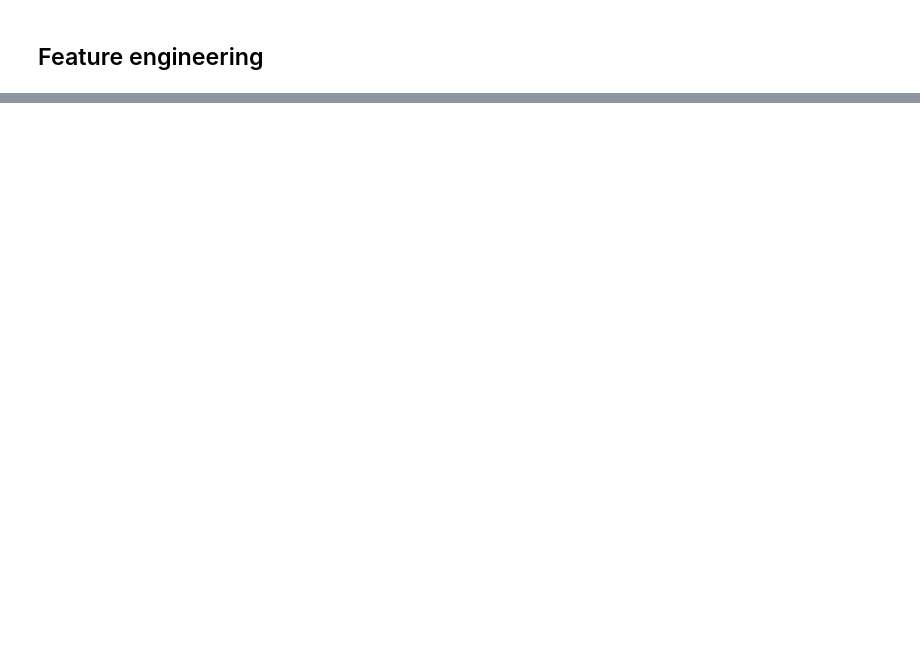
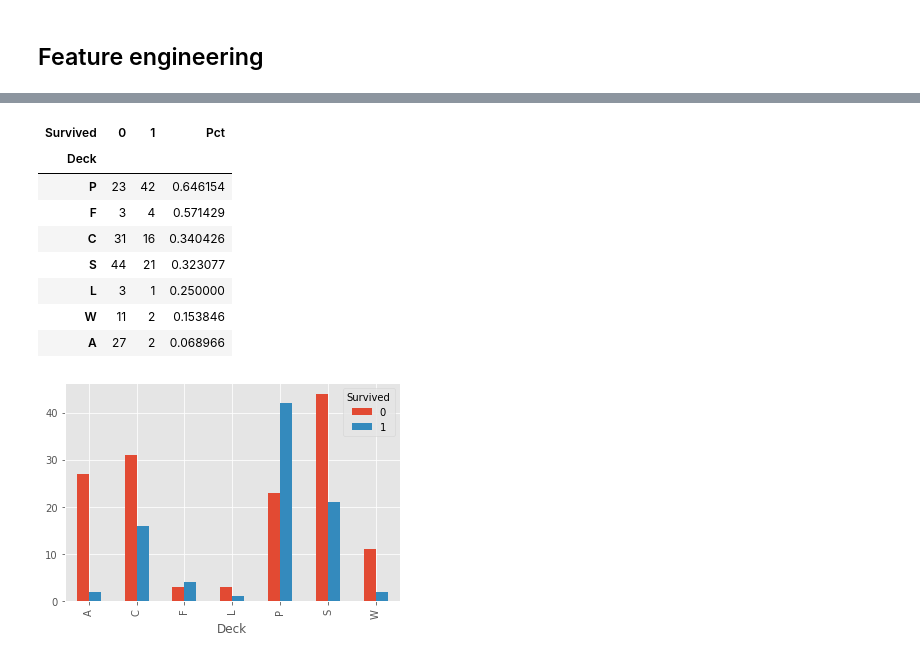
Before and after one commit to Elkosscom/machine-learning, a Jupyter notebook: titanic/titanic.ipynb, the cells around one changed output, grey strips where cells are left out. Drawn from its saved outputs; the diff is of its cells as text; code cells hidden in the pictures; blank space fills up the shorter version.

Commit message:
some visualisations and data engineering

```diff
--- a/titanic/titanic.ipynb
+++ b/titanic/titanic.ipynb
@@ -104,0 +99,20 @@ ModuleNotFoundError: No module named 'strings'
+# %%
+df['Family_size'] = df['Parch'] + df['SibSp']
+df['Fare_per_person'] = df['Fare']/(df['Family_size']+1)
+
+df['Count'] = 1  # For visualising purposes
+# %%
+def extract_deck(ticket:str):
+    if type(ticket) is not str:
+        return None
+    out = []
+    for char in ticket:
+        if char.isalpha():
+            out.append(char)
+    try:
+        return out[0]
+    except IndexError:
+        return None
+
+df['Deck'] = df['Ticket'].apply(extract_deck)
+df['Deck'].value_counts()
@@ -104,0 +128,8 @@ ModuleNotFoundError: No module named 'strings'
+# %%
+def extract_title(name:str):
+    comma = name.find(',')
+    dot = name.find('.',comma)
+    return name[comma+2:dot]
+
+df['Title'] = df['Name'].apply(extract_title)
+df['Title'].value_counts()
@@ -104,0 +155,16 @@ ModuleNotFoundError: No module named 'strings'
+# %%
+pivot_deck = df[['Deck','Survived','Count']].pivot_table(values='Count',index='Deck',columns='Survived',aggfunc='sum')
+pivot_deck.plot(kind='bar')
+pivot_deck['Pct'] = pivot_deck[1]/(pivot_deck[0]+pivot_deck[1])
+pivot_deck.sort_values('Pct',ascending=False)
+# %% [output]
+| Survived | 0 | 1 | Pct |
+| Deck |  |  |  |
+| P | 23 | 42 | 0.646154 |
+| F | 3 | 4 | 0.571429 |
+| C | 31 | 16 | 0.340426 |
+| S | 44 | 21 | 0.323077 |
+| L | 3 | 1 | 0.250000 |
+| W | 11 | 2 | 0.153846 |
+| A | 27 | 2 | 0.068966 |
+[figure, added]
```
Also changed, not shown: parts of 7 cells of this notebook.
